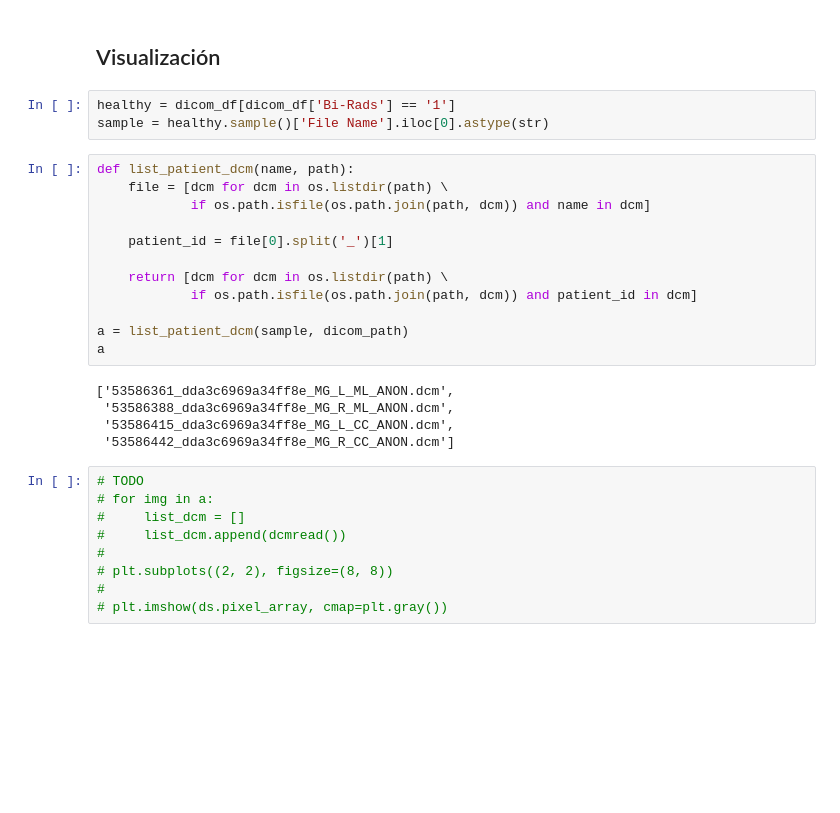
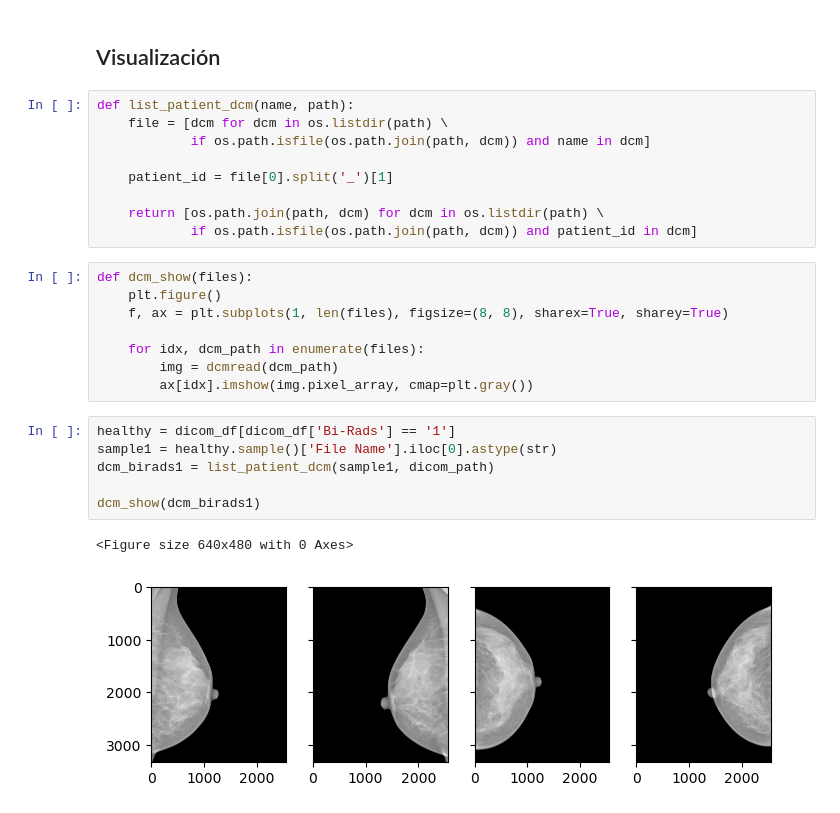
Before and after one commit to jefftorres/med-img, a Jupyter notebook: basics.ipynb, the cells around one changed output. Cells and saved outputs as stored; diff of their text form; blank space fills up the shorter version.

Commit message:
Added visualizations

```diff
--- a/basics.ipynb
+++ b/basics.ipynb
@@ -72,9 +72,6 @@ dicom_df.head()
 | 4 | R | CC | 201001 | 22614074 | 2 | 5 |
 # %% [markdown]
 ## Visualización
-# %%
-healthy = dicom_df[dicom_df['Bi-Rads'] == '1']
-sample = healthy.sample()['File Name'].iloc[0].astype(str)
 # %%
 def list_patient_dcm(name, path):
     file = [dcm for dcm in os.listdir(path) \
@@ -82,22 +79,22 @@ def list_patient_dcm(name, path):
 
     patient_id = file[0].split('_')[1]
 
-    return [dcm for dcm in os.listdir(path) \
+    return [os.path.join(path, dcm) for dcm in os.listdir(path) \
             if os.path.isfile(os.path.join(path, dcm)) and patient_id in dcm]
-
-a = list_patient_dcm(sample, dicom_path)
-a
-# %% [output]
-['53586361_dda3c6969a34ff8e_MG_L_ML_ANON.dcm',
- '53586388_dda3c6969a34ff8e_MG_R_ML_ANON.dcm',
- '53586415_dda3c6969a34ff8e_MG_L_CC_ANON.dcm',
- '53586442_dda3c6969a34ff8e_MG_R_CC_ANON.dcm']
-# %%
-# TODO
-# for img in a:
-#     list_dcm = []
-#     list_dcm.append(dcmread())
-#
-# plt.subplots((2, 2), figsize=(8, 8))
-#
-# plt.imshow(ds.pixel_array, cmap=plt.gray())
+# %%
+def dcm_show(files):
+    plt.figure()
+    f, ax = plt.subplots(1, len(files), figsize=(8, 8), sharex=True, sharey=True)
+
+    for idx, dcm_path in enumerate(files):
+        img = dcmread(dcm_path)
+        ax[idx].imshow(img.pixel_array, cmap=plt.gray())
+# %%
+healthy = dicom_df[dicom_df['Bi-Rads'] == '1']
+sample1 = healthy.sample()['File Name'].iloc[0].astype(str)
+dcm_birads1 = list_patient_dcm(sample1, dicom_path)
+
+dcm_show(dcm_birads1)
+# %% [output]
+<Figure size 640x480 with 0 Axes>
+[figure, added]
```
Also changed, not shown: parts of 3 cells of this notebook.
